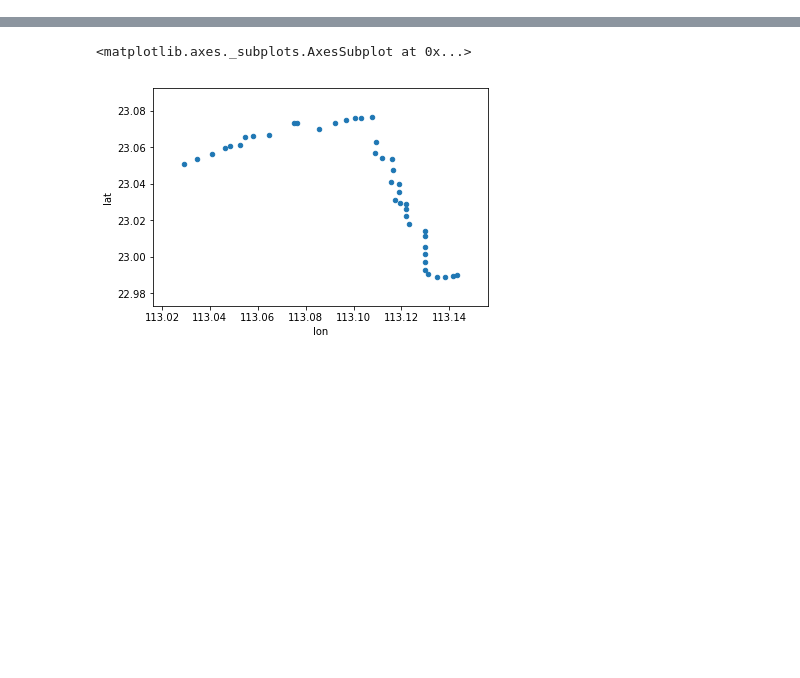
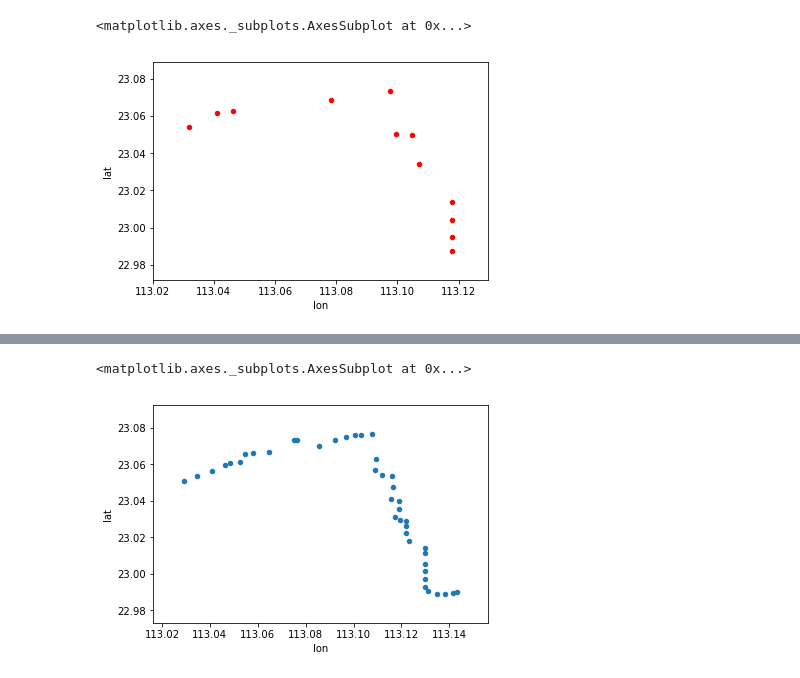
Before and after one commit to chenkf/SI699, a Jupyter notebook: busstop.ipynb, the cells around one changed output, grey strips where cells are left out. Drawn from its saved outputs; the diff is of its cells as text; code cells hidden in the pictures; blank space fills up the shorter version.

```diff
--- a/busstop.ipynb
+++ b/busstop.ipynb
@@ -153,0 +145,30 @@ stop_loc_df_unique.plot.scatter("longitude","latitude")
+# %%
+# stop_loc_15_df_unique.shape
+# from sklearn.cluster import KMeans
+from sklearn.cluster import DBSCAN
+DB = DBSCAN(eps=0.0005, min_samples=200).fit(stop_loc_15_df_unique[["longitude","latitude"]])
+# kmeans = KMeans(n_clusters=30, random_state=0).fit(stop_loc_15_df_unique[["longitude","latitude"]])
+# %%
+# print len(DB.components_.tolist())
+# print len(DB.labels_.tolist())
+# print len(DB.core_sample_indices_)
+# DB.core_sample_indices_
+
+loc = pd.DataFrame(DB.components_.tolist())
+loc.index = DB.core_sample_indices_
+loc.columns = ["lon","lat"]
+# loc
+lab = pd.DataFrame(DB.labels_)
+lab.columns = ["label"]
+# lab
+df = pd.concat([loc, lab], axis=1)
+df = df.dropna(axis=0, how='any')
+# %%
+stop_loc = df.groupby("label").mean()
+# %%
+valid_stop = stop_loc[(stop_loc.lon<113.12)&(stop_loc.lon>113.02)]
+# df.head()
+valid_stop.plot(x="lon", y= "lat", kind = "scatter",color = "red")
+# %% [output]
+<matplotlib.axes._subplots.AxesSubplot at 0x...>
+[figure, added]
```
Also changed, not shown: parts of 68 cells of this notebook.
